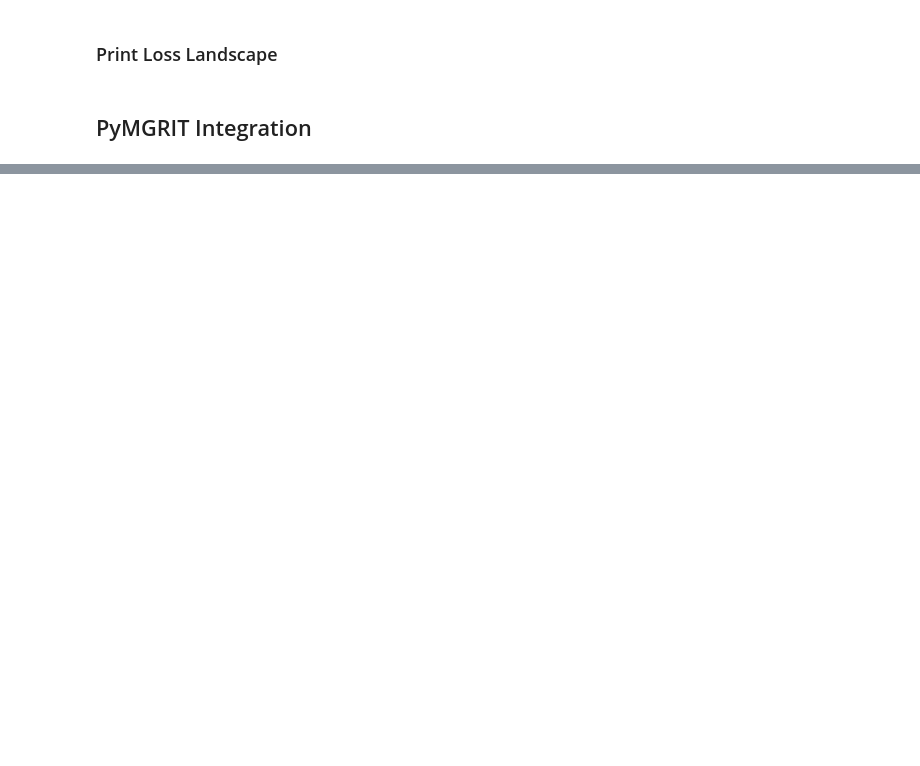
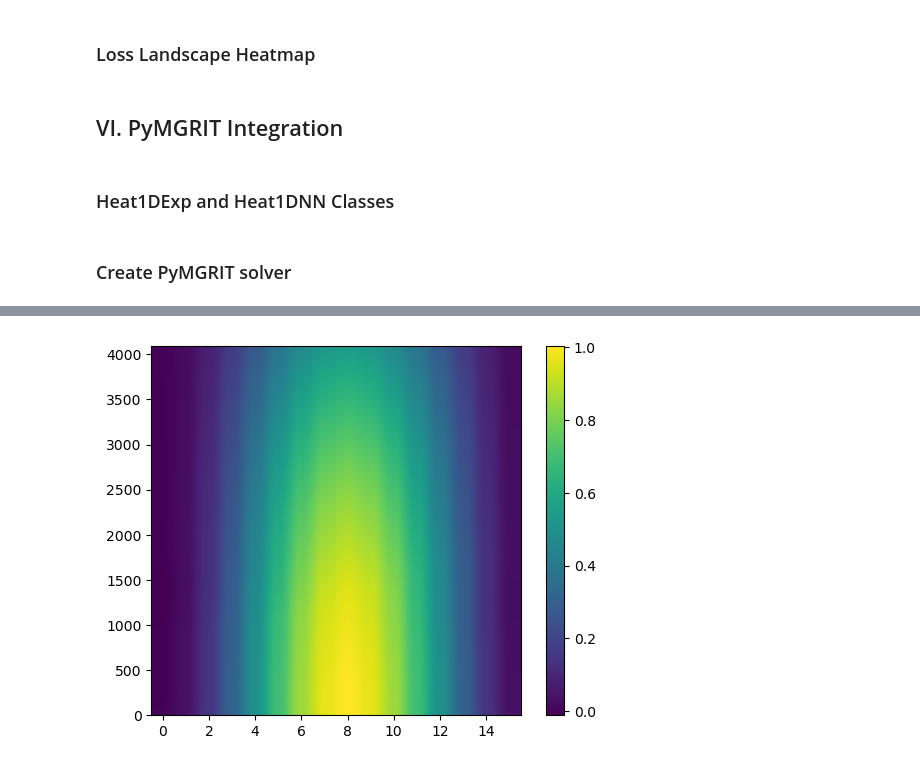
Before and after one commit to m5luo/rips24_llnl, a Jupyter notebook: src/deliverables/train_psi.ipynb, the cells around one changed output, grey strips where cells are left out. Cells and saved outputs as stored; diff of their text form; code cells hidden in the pictures; blank space fills up the shorter version.

```diff
--- a/src/deliverables/train_psi.ipynb
+++ b/src/deliverables/train_psi.ipynb
@@ -182,4 +259,4 @@ torch.save(net.state_dict(), "psi-model")
 # %%
 model = Net().to(device)
-model.load_state_dict(torch.load("psi-model"))
+model.load_state_dict(torch.load(f"models/psi-modelV{model_num}/model", weights_only=True))
 model.eval()
@@ -241,5 +389,5 @@ print(optimal_stencil)
 # %% [markdown]
-### Print Loss Landscape
+### Loss Landscape Heatmap
 # %%
 # Plot Loss Landscape
 if plot_landscape:
@@ -272,7 +420,9 @@ if plot_landscape:
     plt.ylabel('a')
     plt.show()
 # %% [markdown]
-## PyMGRIT Integration
+## VI. PyMGRIT Integration
+# %% [markdown]
+### Heat1DExp and Heat1DNN Classes
 # %%
 """
 Vector and application class for the 1D heat equation
@@ -386,7 +536,7 @@ class Heat1DNN(Application):
     with periodic boundary conditions in space and offline-trained neural network model.
     """
 
-    def __init__(self, x_start, x_end, nx, a, m, init_cond=lambda x: x * 0, rhs=lambda x, t: x * 0, *args, **kwargs):
+    def __init__(self, model, x_start, x_end, nx, a, m, init_cond=lambda x: x * 0, rhs=lambda x, t: x * 0, *args, **kwargs):
         """
         Constructor.
 
@@ -400,6 +550,7 @@ class Heat1DNN(Application):
 
         super().__init__(*args, **kwargs)
         # Spatial domain with homogeneous Dirichlet boundary conditions
+        self.model = model
         self.x_start = x_start
         self.x_end = x_end
         self.x = np.linspace(self.x_start, self.x_end, nx)
@@ -443,7 +594,7 @@ class Heat1DNN(Application):
 
         # use NN to get psi
         phi_m = torch.Tensor([beta, 1 - 2 * beta, beta, self.m]).to(device)
-        psi_model = model(phi_m)
+        psi_model = self.model(phi_m).to(device)
 
         # this assumes a 3-point stencil (for now)
         diagonal = np.ones(self.nx)  * psi_model[1].item()
@@ -460,20 +611,9 @@ class Heat1DNN(Application):
         ret = VectorHeat1D(len(tmp))
         ret.set_values(tmp)
         return ret
+# %% [markdown]
+### Create PyMGRIT solver
 # %%
-"""
-Apply two-level MGRIT V-cycles with FCF-relaxation to solve the 1D heat equation
-    u_t - a*u_xx = b(x,t),  a > 0, x in [0,1], t in [0,T],
-with RHS b(x,t) = 0,
-periodic BCs in space,
-    u(0,t)   = u(1,t),    t in [0,T],
-    u_x(0,t) = u_x(1,t),  t in [0,T],
-and subject to the initial condition
-    u(x,0)  = sin^2(pi*x),  x in [0,1]
-
-=> exact solution u(x,t) = sin^2(pi*x)*cos(t)
-"""
-
 def main(plotting=False):
     def rhs(x, t):
         """
@@ -499,13 +639,13 @@ def main(plotting=False):
     #            =>  beta = dt/dx^2 = 256/4096 = 1/16  (allows coarsening by up to 8)
     # Coarsen by a factor of 4 in time (from 4097 to 1025 points)
     #
-    heat0 = Heat1DExp(x_start=0, x_end=1, nx=17, a=1, init_cond=init_cond, rhs=rhs, t_start=0, t_stop=1, nt=2561)
-    heat1 = Heat1DNN(x_start=0, x_end=1, nx=17, a=1, m=2, init_cond=init_cond, rhs=rhs, t_start=0, t_stop=1, nt=1281)
-    heat2 = Heat1DNN(x_start=0, x_end=1, nx=17, a=1, m=4, init_cond=init_cond, rhs=rhs, t_start=0, t_stop=1, nt=641)
+    heat0 = Heat1DExp(x_start=0, x_end=1, nx=17, a=1, init_cond=init_cond, rhs=rhs, t_start=0, t_stop=1, nt=4097)
+    # heat1 = Heat1DNN(model, x_start=0, x_end=1, nx=17, a=1, m=2, init_cond=init_cond, rhs=rhs, t_start=0, t_stop=1, nt=1281)
+    heat2 = Heat1DNN(model, x_start=0, x_end=1, nx=17, a=1, m=4, init_cond=init_cond, rhs=rhs, t_start=0, t_stop=1, nt=1025)
 
     # Setup two-level MGRIT solver and solve the problem
-    problem = [heat0, heat1, heat2]
-    mgrit = Mgrit(problem=problem, cf_iter=1, cycle_type='F', nested_iteration=False, max_iter=10,
+    problem = [heat0, heat2]
+    mgrit = Mgrit(problem=problem, cf_iter=1, cycle_type='V', nested_iteration=False, max_iter=10,
                   logging_lvl=20, random_init_guess=True)
     info = mgrit.solve()
 
@@ -515,9 +655,11 @@ def main(plotting=False):
         values = [mgrit.u[0][i].get_values() for i in range(nt)]
         sol = np.vstack([np.array(val) for val in values])
         plt.imshow(sol, aspect=nx/nt, origin='lower')
+        plt.savefig(f'models/psi-modelV{model_num}/heatmap.png')
         plt.colorbar()
 
 
 if __name__ == '__main__':
     main(plotting=True)
     plt.show()
+# %% [output]
@@ -523,0 +683 @@ if __name__ == '__main__':
+[figure, added]
```
Also changed, not shown: parts of 36 cells of this notebook, 10 other files.
